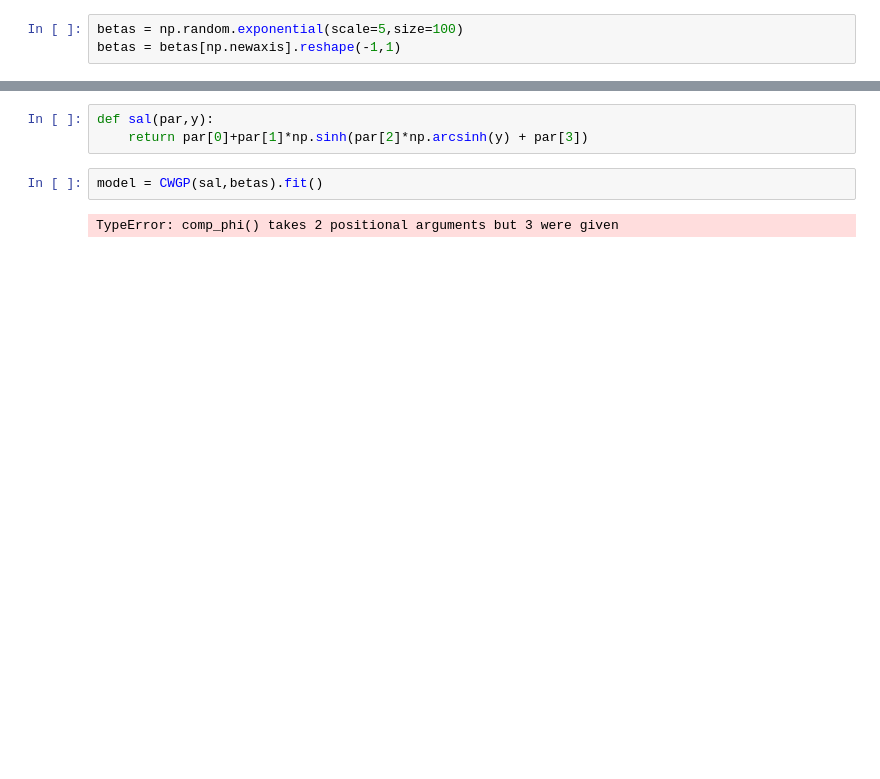
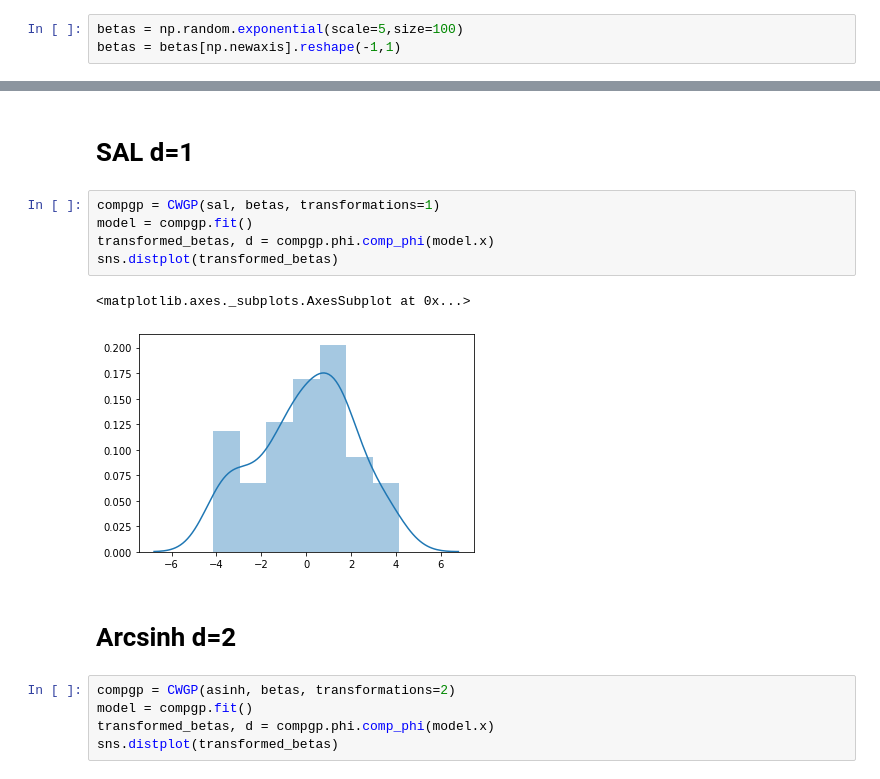
Before and after one commit to andy971022/CWGP, a Jupyter notebook: examples/cwgp_beta.ipynb, the cells around one changed output, grey strips where cells are left out. Saved outputs shown, nothing was run; the diff lists cells and outputs as text; blank space fills up the shorter version.

```diff
--- a/examples/cwgp_beta.ipynb
+++ b/examples/cwgp_beta.ipynb
@@ -17,7 +22,17 @@ sns.distplot(betas)
-# %%
-def sal(par,y):
-    return par[0]+par[1]*np.sinh(par[2]*np.arcsinh(y) + par[3])
-# %%
-model = CWGP(sal,betas).fit()
-# %% [output]
-TypeError: comp_phi() takes 2 positional arguments but 3 were given
+# %% [markdown]
+# SAL d=1
+# %%
+compgp = CWGP(sal, betas, transformations=1)
+model = compgp.fit()
+transformed_betas, d = compgp.phi.comp_phi(model.x)
+sns.distplot(transformed_betas)
+# %% [output]
+<matplotlib.axes._subplots.AxesSubplot at 0x...>
+[figure, added]
+# %% [markdown]
+# Arcsinh d=2
+# %%
+compgp = CWGP(asinh, betas, transformations=2)
+model = compgp.fit()
+transformed_betas, d = compgp.phi.comp_phi(model.x)
+sns.distplot(transformed_betas)
```
Also changed, not shown: parts of 6 cells of this notebook.
